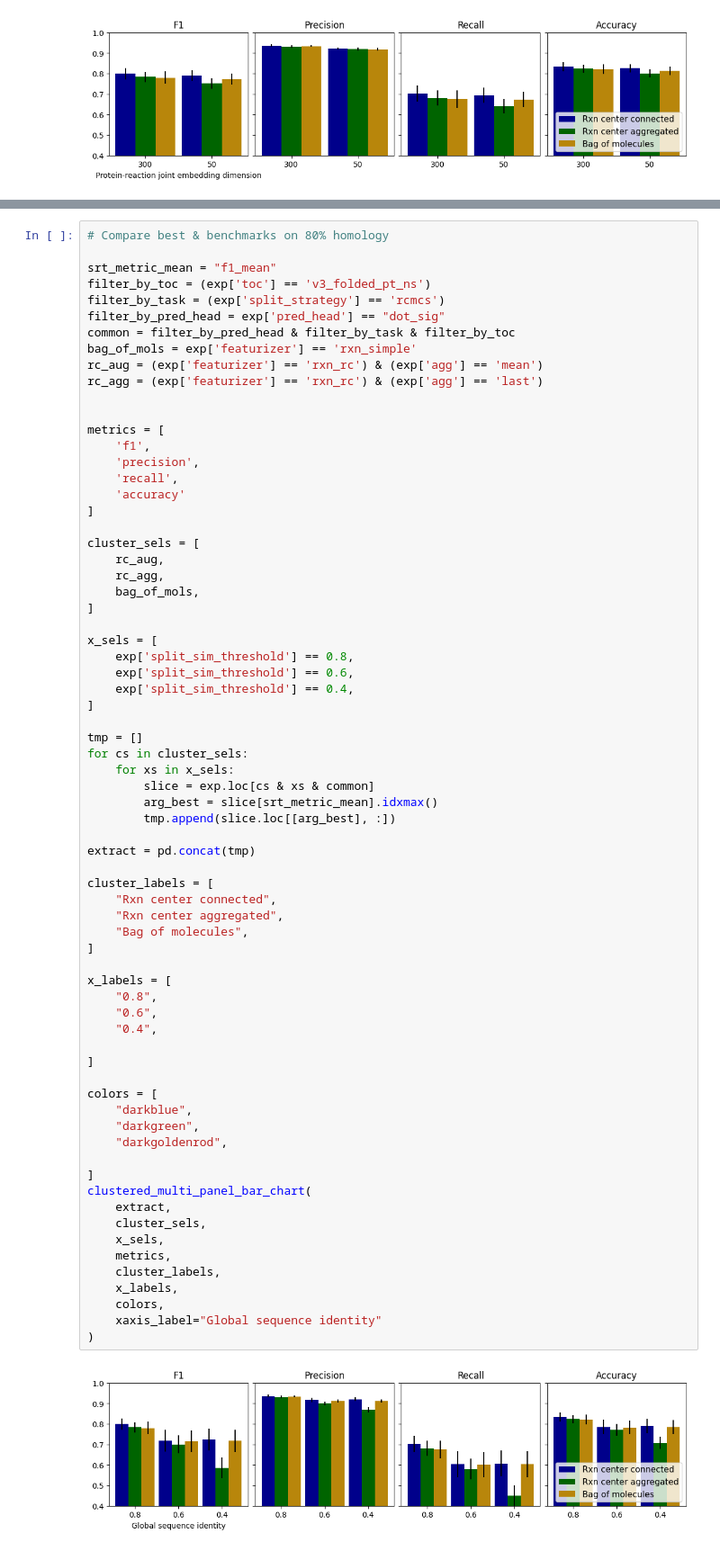
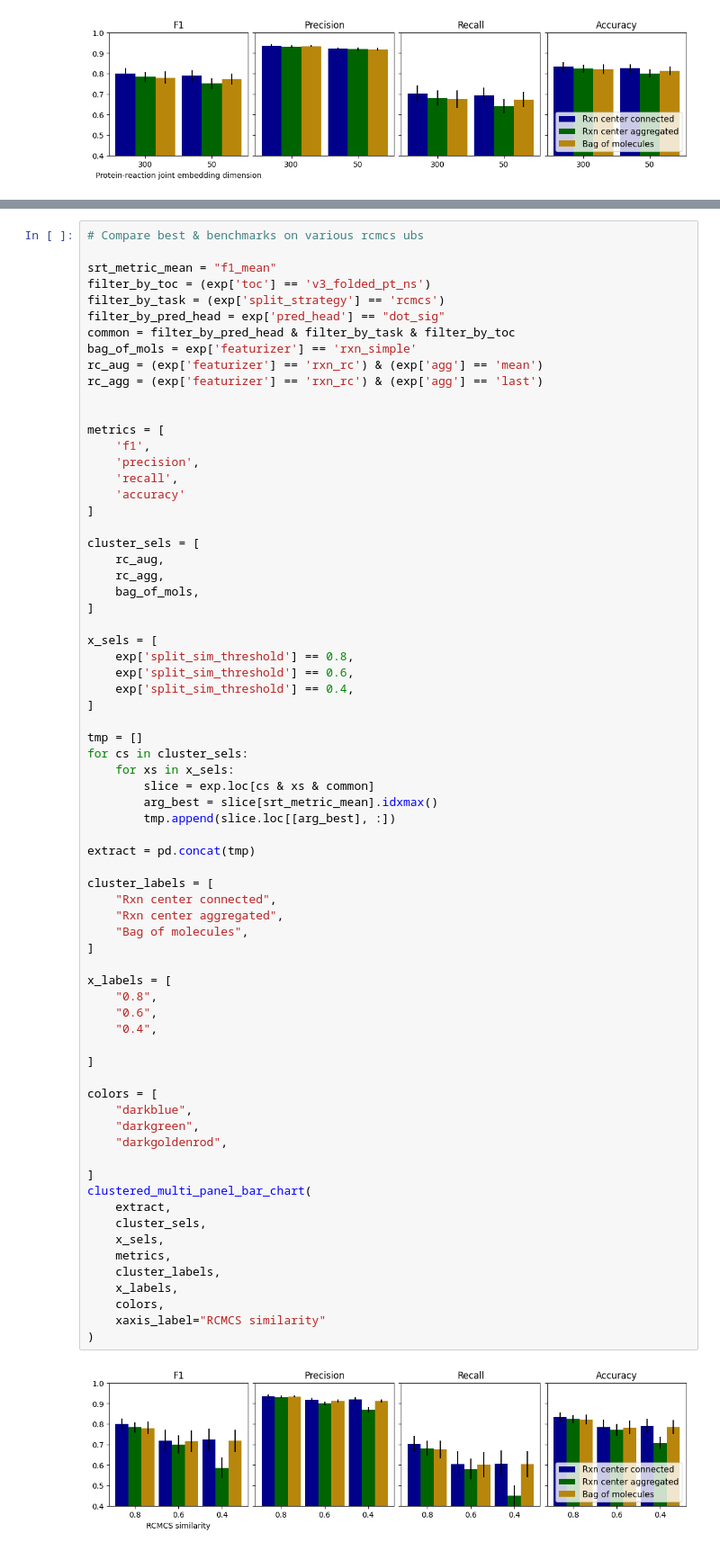
Before and after one commit to stefanpate/rcgnn, a Jupyter notebook: notebooks/rc_gnn_sprhea_figs.ipynb, the cells around one changed output, grey strips where cells are left out. Shown at 90% size. Cells and saved outputs as stored; diff of their text form.

Commit message:
Minor fixes rc_gnn_sprhea_figs in performance figures

```diff
--- a/notebooks/rc_gnn_sprhea_figs.ipynb
+++ b/notebooks/rc_gnn_sprhea_figs.ipynb
@@ -733,7 +733,7 @@ clustered_multi_panel_bar_chart(
 # %% [output]
 [figure]
 # %%
-# Compare best & benchmarks on 80% homology
+# Compare best & benchmarks on various rcmcs ubs
 
 srt_metric_mean = "f1_mean"
 filter_by_toc = (exp['toc'] == 'v3_folded_pt_ns')
@@ -775,32 +775,32 @@ extract = pd.concat(tmp)
 
 cluster_labels = [
     "Rxn center connected",
     "Rxn center aggregated",
     "Bag of molecules",
 ]
 
 x_labels = [
     "0.8",
     "0.6",
     "0.4",
 
 ]
 
 colors = [
     "darkblue",
     "darkgreen",
     "darkgoldenrod",
 
 ]
 clustered_multi_panel_bar_chart(
     extract,
     cluster_sels,
     x_sels,
     metrics,
     cluster_labels,
     x_labels,
     colors,
-    xaxis_label="Global sequence identity"
+    xaxis_label="RCMCS similarity"
 )
 # %% [output]
-[figure, old version]
+[figure, new version]
```
Also changed, not shown: parts of 1 cell of this notebook, 1 other file.
